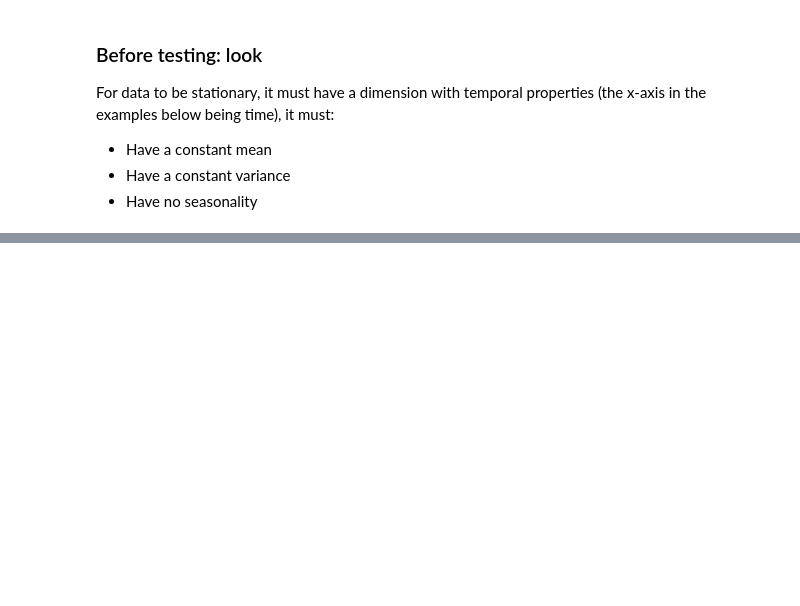
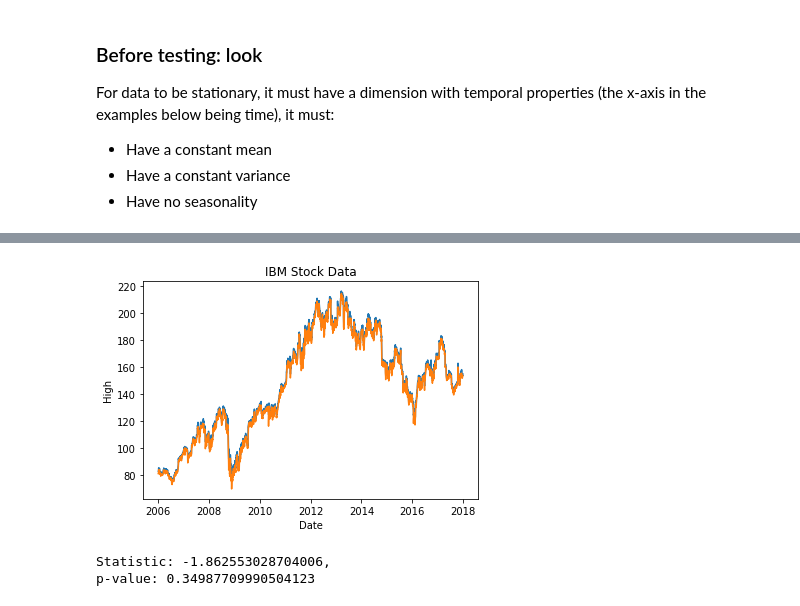
Before and after one commit to MovsisyanM/StatisticalTests, a Jupyter notebook: Stationarity.ipynb, the cells around one changed output, grey strips where cells are left out. Saved outputs shown, nothing was run; the diff lists cells and outputs as text; code cells hidden in the pictures; blank space fills up the shorter version.

```diff
--- a/Stationarity.ipynb
+++ b/Stationarity.ipynb
@@ -38,2 +39,23 @@ Null Hypothesis:
+# %%
+import pandas as pd
+from pathlib import Path
+from datetime import date
+
+df = pd.read_csv(Path("data") / "IBM_2006-01-01_to_2018-01-01.csv")
+df.Date = pd.to_datetime(df.Date)
+# %%
+sns.lineplot(data=df, x="Date", y="High")
+sns.lineplot(data=df, x="Date", y="Low")
+plt.title("IBM Stock Data")
+plt.plot();
+# %% [output]
+[figure, added]
 # %%
 from statsmodels.tsa.stattools import adfuller
+
+stat, p, *_ = adfuller(df.High)
+
+print(f"Statistic: {stat},\np-value: {p}")
+# %% [output]
+Statistic: -1.862553028704006,
+p-value: 0.34987709990504123
```
Also changed, not shown: parts of 2 cells of this notebook.
